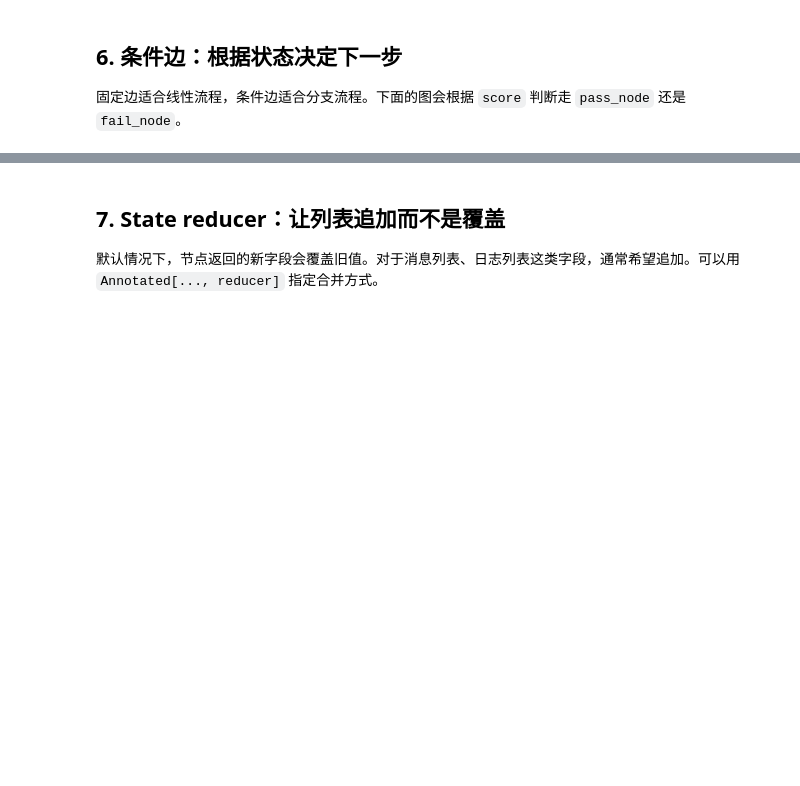
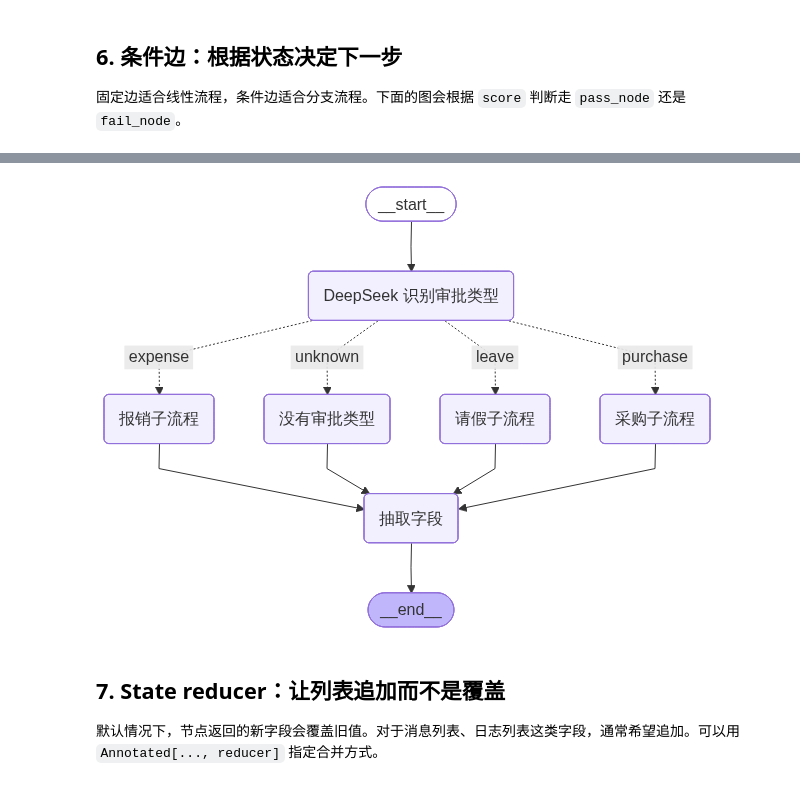
Before and after one commit to sangdongbo/langchain_study, a Jupyter notebook: docs/python_langgraph_notes.ipynb, the cells around one changed output, grey strips where cells are left out. Saved outputs shown, nothing was run; the diff lists cells and outputs as text; code cells hidden in the pictures; blank space fills up the shorter version.

```diff
--- a/docs/python_langgraph_notes.ipynb
+++ b/docs/python_langgraph_notes.ipynb
@@ -413,0 +435,81 @@ print(score_graph.invoke({"score": 42, "result": ""}))
+# %%
+from typing import Literal
+from typing_extensions import TypedDict
+
+from IPython.display import Image, display
+from langgraph.graph import END, START, StateGraph
+
+
+class ReviewFlowState(TypedDict):
+    # 用户原始输入。
+    input: str
+    # DeepSeek 或规则识别出的审批类型。
+    review_type: str
+    # 当前流程状态。
+    status: str
+
+
+def classify_review_type(state: ReviewFlowState) -> dict[str, str]:
+    # 学习演示里不真实调用 DeepSeek，直接使用输入 state 里的 review_type。
+    # 真实项目可以在这里调用大模型，把自然语言识别成 leave / expense / purchase / unknown。
+    return {"review_type": state.get("review_type", "unknown")}
+
+
+def route_review_type(state: ReviewFlowState) -> Literal["leave", "expense", "purchase", "unknown"]:
+    # 条件边函数只返回路由标签，LangGraph 会根据 mapping 找到下一个节点。
+    return state["review_type"]
+
+
+def leave_flow(state: ReviewFlowState) -> dict[str, str]:
+    return {"status": "请假子流程"}
+
+
+def expense_flow(state: ReviewFlowState) -> dict[str, str]:
+    return {"status": "报销子流程"}
+
+
+def purchase_flow(state: ReviewFlowState) -> dict[str, str]:
+    return {"status": "采购子流程"}
+
+
+def unknown_flow(state: ReviewFlowState) -> dict[str, str]:
+    return {"status": "没有审批类型"}
+
+
+def extract_fields(state: ReviewFlowState) -> dict[str, str]:
+    return {"status": state["status"] + " -> 抽取字段"}
+
+
+review_builder = StateGraph(ReviewFlowState)
+review_builder.add_node("DeepSeek 识别审批类型", classify_review_type)
+review_builder.add_node("请假子流程", leave_flow)
+review_builder.add_node("报销子流程", expense_flow)
+review_builder.add_node("采购子流程", purchase_flow)
+review_builder.add_node("没有审批类型", unknown_flow)
+review_builder.add_node("抽取字段", extract_fields)
+
+review_builder.add_edge(START, "DeepSeek 识别审批类型")
+review_builder.add_conditional_edges(
+    "DeepSeek 识别审批类型",
+    route_review_type,
+    {
+        "leave": "请假子流程",
+        "expense": "报销子流程",
+        "purchase": "采购子流程",
+        "unknown": "没有审批类型",
+    },
+)
+for node_name in ["请假子流程", "报销子流程", "采购子流程", "没有审批类型"]:
+    review_builder.add_edge(node_name, "抽取字段")
+review_builder.add_edge("抽取字段", END)
+
+review_flow_graph = review_builder.compile()
+
+print(review_flow_graph.invoke({"input": "我要报销差旅费", "review_type": "expense", "status": ""}))
+
+# 方式一：查看 Mermaid 文本。复制到 Mermaid Live Editor 也能渲染。
+print(review_flow_graph.get_graph().draw_mermaid())
+
+# 方式二：在 Notebook 中直接显示 PNG。
+display(Image(review_flow_graph.get_graph().draw_mermaid_png()))
+# %% [output]
@@ -414,3 +533,4 @@ print(score_graph.invoke({"score": 42, "result": ""}))
+[figure, added]
 # %% [markdown]
 ## 7. State reducer：让列表追加而不是覆盖
 
```
Also changed, not shown: parts of 34 cells of this notebook, 16 other files.
